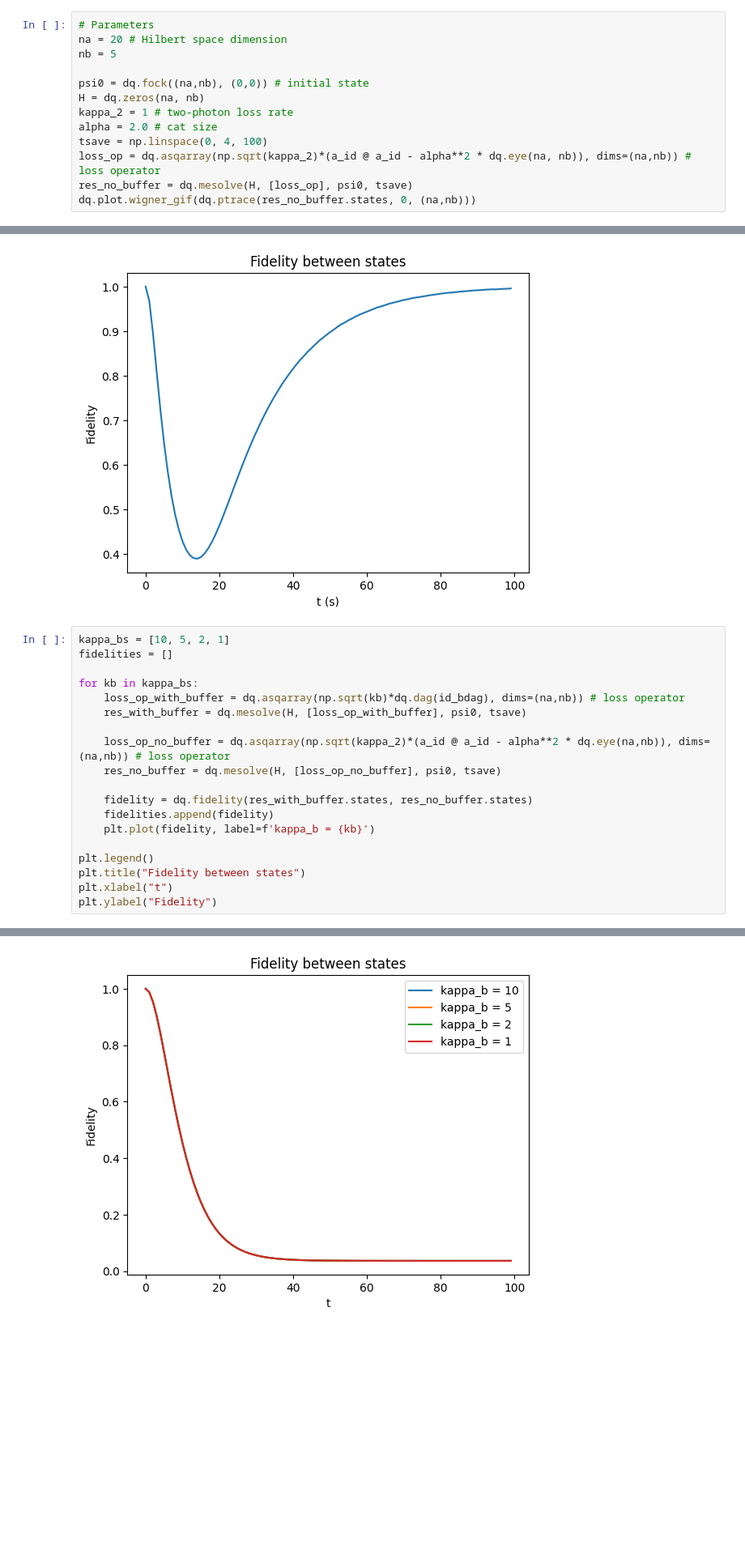
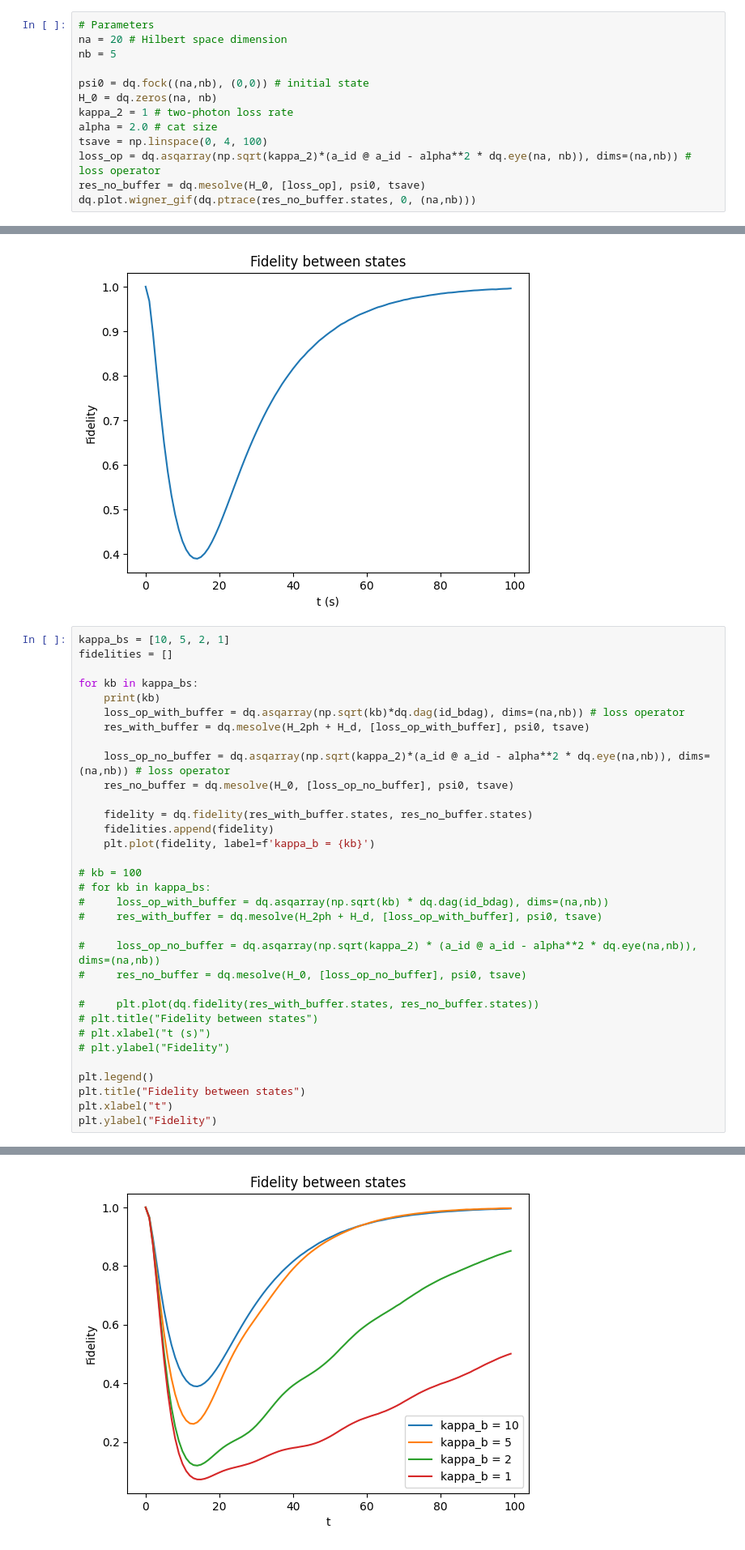
Before and after one commit to Vannagar/2025-Alice-and-Bob, a Jupyter notebook: submissions/schrodingerskittens/Part 1.ipynb, the cells around one changed output, grey strips where cells are left out. Shown at 81% size. Saved outputs shown, nothing was run; the diff lists cells and outputs as text; blank space fills up the shorter version.

```diff
--- a/submissions/schrodingerskittens/Part 1.ipynb
+++ b/submissions/schrodingerskittens/Part 1.ipynb
@@ -43,12 +43,12 @@ na = 20 # Hilbert space dimension
 nb = 5
 
 psi0 = dq.fock((na,nb), (0,0)) # initial state
-H = dq.zeros(na, nb)
+H_0 = dq.zeros(na, nb)
 kappa_2 = 1 # two-photon loss rate
 alpha = 2.0 # cat size
 tsave = np.linspace(0, 4, 100)
 loss_op = dq.asqarray(np.sqrt(kappa_2)*(a_id @ a_id - alpha**2 * dq.eye(na, nb)), dims=(na,nb)) # loss operator
-res_no_buffer = dq.mesolve(H, [loss_op], psi0, tsave)
+res_no_buffer = dq.mesolve(H_0, [loss_op], psi0, tsave)
 dq.plot.wigner_gif(dq.ptrace(res_no_buffer.states, 0, (na,nb)))
 # %% [output]
 [figure]
@@ -65,16 +65,30 @@ kappa_bs = [10, 5, 2, 1]
 fidelities = []
 
 for kb in kappa_bs:
+    print(kb)
     loss_op_with_buffer = dq.asqarray(np.sqrt(kb)*dq.dag(id_bdag), dims=(na,nb)) # loss operator
-    res_with_buffer = dq.mesolve(H, [loss_op_with_buffer], psi0, tsave)
+    res_with_buffer = dq.mesolve(H_2ph + H_d, [loss_op_with_buffer], psi0, tsave)
 
     loss_op_no_buffer = dq.asqarray(np.sqrt(kappa_2)*(a_id @ a_id - alpha**2 * dq.eye(na,nb)), dims=(na,nb)) # loss operator
-    res_no_buffer = dq.mesolve(H, [loss_op_no_buffer], psi0, tsave)
+    res_no_buffer = dq.mesolve(H_0, [loss_op_no_buffer], psi0, tsave)
 
     fidelity = dq.fidelity(res_with_buffer.states, res_no_buffer.states)
     fidelities.append(fidelity)
     plt.plot(fidelity, label=f'kappa_b = {kb}')
 
+# kb = 100
+# for kb in kappa_bs:
+#     loss_op_with_buffer = dq.asqarray(np.sqrt(kb) * dq.dag(id_bdag), dims=(na,nb))
+#     res_with_buffer = dq.mesolve(H_2ph + H_d, [loss_op_with_buffer], psi0, tsave)
+
+#     loss_op_no_buffer = dq.asqarray(np.sqrt(kappa_2) * (a_id @ a_id - alpha**2 * dq.eye(na,nb)), dims=(na,nb))
+#     res_no_buffer = dq.mesolve(H_0, [loss_op_no_buffer], psi0, tsave)
+
+#     plt.plot(dq.fidelity(res_with_buffer.states, res_no_buffer.states))
+# plt.title("Fidelity between states")
+# plt.xlabel("t (s)")
+# plt.ylabel("Fidelity")
+
 plt.legend()
 plt.title("Fidelity between states")
 plt.xlabel("t")
@@ -84 +102 @@ Text(0, 0.5, 'Fidelity')
-[figure, old version]
+[figure, new version]
```
Also changed, not shown: parts of 2 cells of this notebook.
